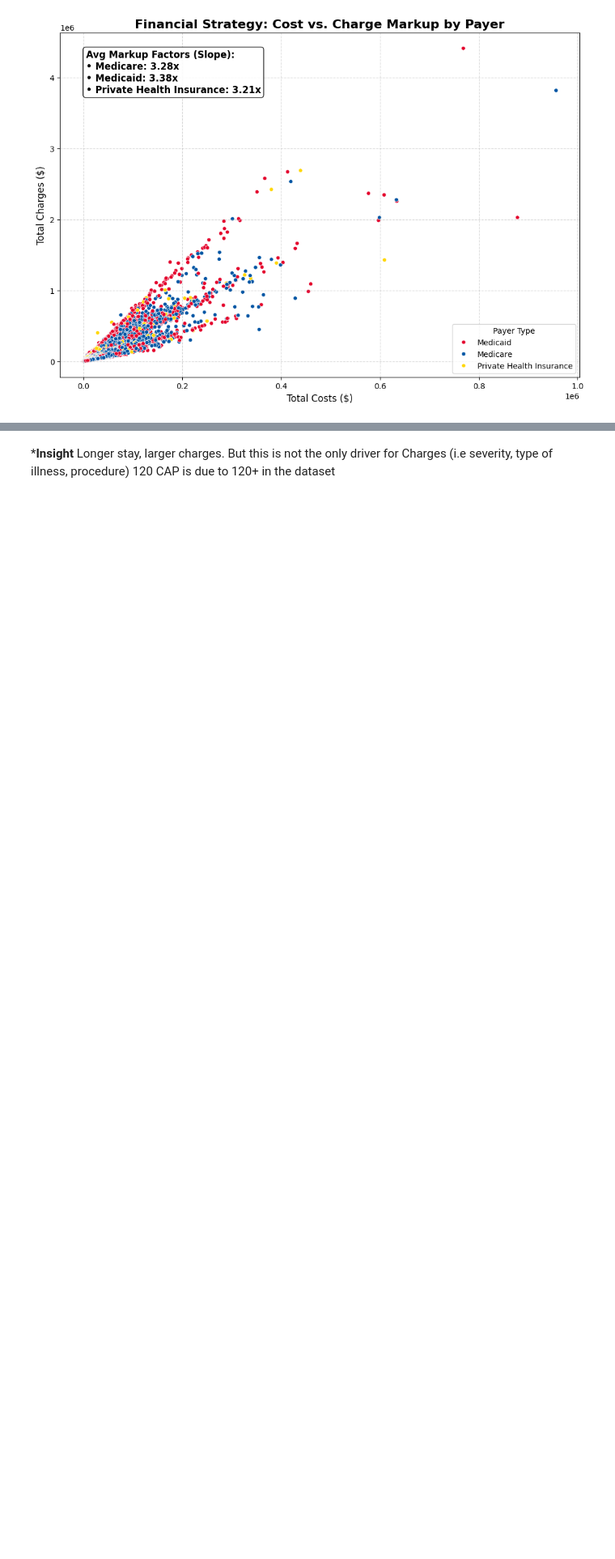
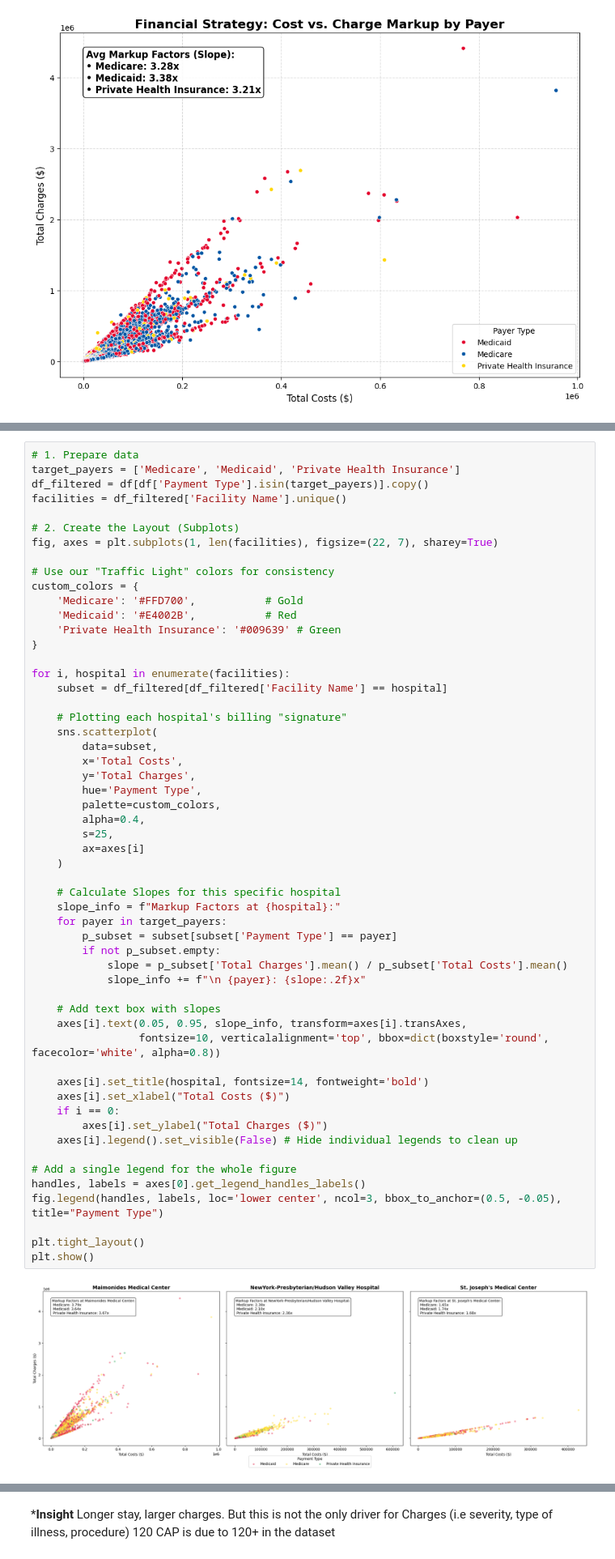
Before and after one commit to kpsalida/HospitalDischarges_Visualization, a Jupyter notebook: viz_eda.ipynb, the cells around one changed output, grey strips where cells are left out. Shown at 81% size. Saved outputs shown, nothing was run; the diff lists cells and outputs as text; blank space fills up the shorter version.

```diff
--- a/viz_eda.ipynb
+++ b/viz_eda.ipynb
@@ -920,0 +967,57 @@ plt.show()
+# %%
+# 1. Prepare data
+target_payers = ['Medicare', 'Medicaid', 'Private Health Insurance']
+df_filtered = df[df['Payment Type'].isin(target_payers)].copy()
+facilities = df_filtered['Facility Name'].unique()
+
+# 2. Create the Layout (Subplots)
+fig, axes = plt.subplots(1, len(facilities), figsize=(22, 7), sharey=True)
+
+# Use our "Traffic Light" colors for consistency
+custom_colors = {
+    'Medicare': '#FFD700',           # Gold
+    'Medicaid': '#E4002B',           # Red
+    'Private Health Insurance': '#009639' # Green
+}
+
+for i, hospital in enumerate(facilities):
+    subset = df_filtered[df_filtered['Facility Name'] == hospital]
+
+    # Plotting each hospital's billing "signature"
+    sns.scatterplot(
+        data=subset,
+        x='Total Costs',
+        y='Total Charges',
+        hue='Payment Type',
+        palette=custom_colors,
+        alpha=0.4,
+        s=25,
+        ax=axes[i]
+    )
+
+    # Calculate Slopes for this specific hospital
+    slope_info = f"Markup Factors at {hospital}:"
+    for payer in target_payers:
+        p_subset = subset[subset['Payment Type'] == payer]
+        if not p_subset.empty:
+            slope = p_subset['Total Charges'].mean() / p_subset['Total Costs'].mean()
+            slope_info += f"\n {payer}: {slope:.2f}x"
+
+    # Add text box with slopes
+    axes[i].text(0.05, 0.95, slope_info, transform=axes[i].transAxes,
+                 fontsize=10, verticalalignment='top', bbox=dict(boxstyle='round', facecolor='white', alpha=0.8))
+
+    axes[i].set_title(hospital, fontsize=14, fontweight='bold')
+    axes[i].set_xlabel("Total Costs ($)")
+    if i == 0:
+        axes[i].set_ylabel("Total Charges ($)")
+    axes[i].legend().set_visible(False) # Hide individual legends to clean up
+
+# Add a single legend for the whole figure
+handles, labels = axes[0].get_legend_handles_labels()
+fig.legend(handles, labels, loc='lower center', ncol=3, bbox_to_anchor=(0.5, -0.05), title="Payment Type")
+
+plt.tight_layout()
+plt.show()
+# %% [output]
+[figure, added]
```
Also changed, not shown: parts of 6 cells of this notebook.
